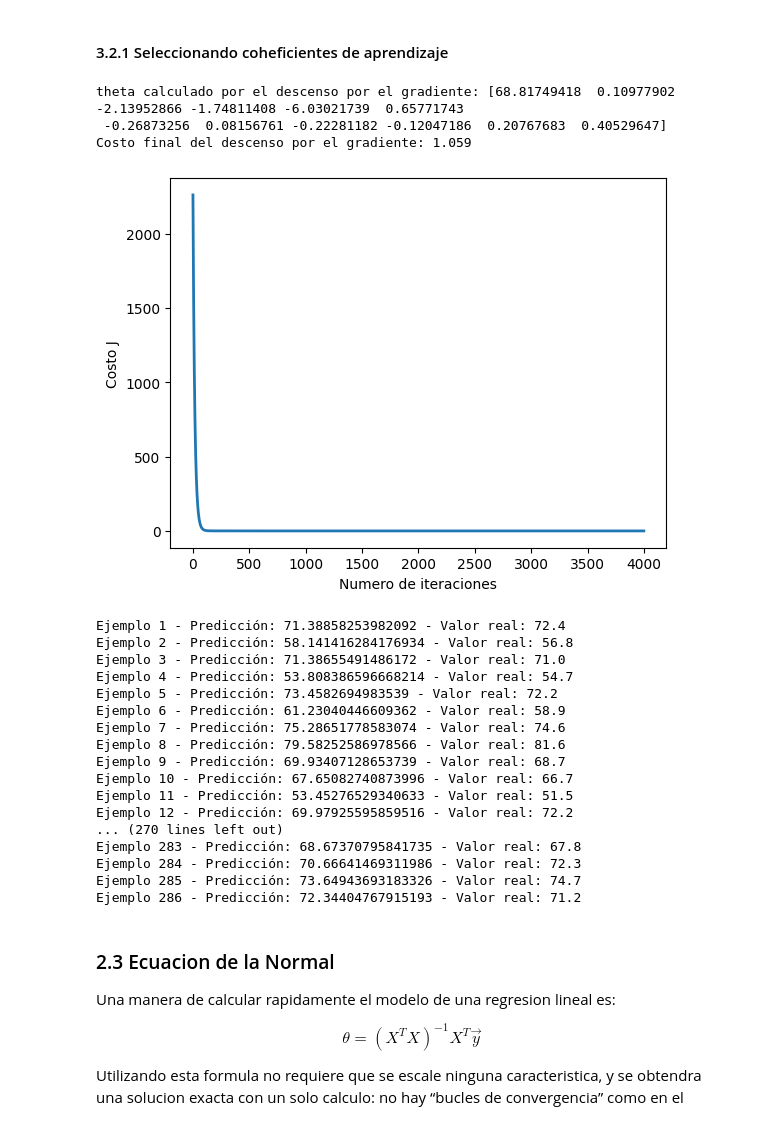
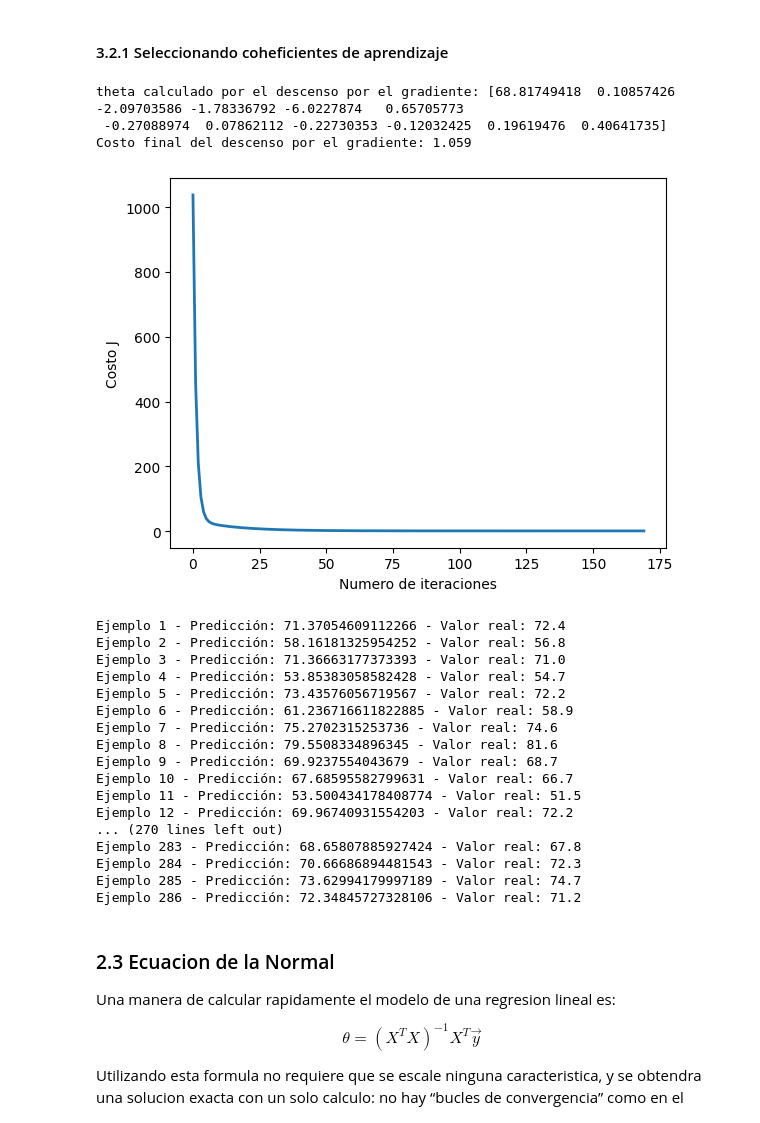
Before and after one commit to Carlos0smar/Inteligencia_Artificial_1, a Jupyter notebook: Laboratorio/lab9/Lab9_Regre_Polinomia_multiple_and_Normal.ipynb, the cells around one changed output. Cells and saved outputs as stored; diff of their text form; code cells hidden in the pictures.

```diff
--- a/Laboratorio/lab9/Lab9_Regre_Polinomia_multiple_and_Normal.ipynb
+++ b/Laboratorio/lab9/Lab9_Regre_Polinomia_multiple_and_Normal.ipynb
@@ -230,36 +230,36 @@ def gradientDescentMulti(X, y, theta, alpha, num_iters):
 # %%
 # Elegir algun valor para alpha (probar varias alternativas)
 # Este es el learning rate más optimo para este dataset
-alpha = 0.03
+alpha = 0.35
 # Este es el número de iteraciones más optimo para este dataset
-num_iters = 4000
+num_iters = 170
 
 # inicializa theta y ejecuta el descenso por el gradiente
 theta = np.zeros(12)
 theta, J_history = gradientDescentMulti(X, y, theta, alpha, num_iters)
 
 # Grafica la convergencia del costo
 pyplot.plot(np.arange(len(J_history)), J_history, lw=2)
 pyplot.xlabel('Numero de iteraciones')
 pyplot.ylabel('Costo J')
 
 # Muestra los resultados del descenso por el gradiente
 #Los mejores valores para theta son: [68.81749418  0.10977902 -2.13952866 -1.74811408 -6.03021739  0.65771743
 #  -0.26873256  0.08156761 -0.22281182 -0.12047186  0.20767683  0.40529647]
 print('theta calculado por el descenso por el gradiente: {:s}'.format(str(theta)))
 
 # El mejor valor del costo llega a ser 1.059
 print('Costo final del descenso por el gradiente: {:0.3f}'.format(J_history[-1]))
 
 
 
 
 # print('El precio predecido para una casa de 1650 sq-ft y 3 dormitorios (usando el descenso por el gradiente): ${:.0f}'.format(price))
 # %% [output]
-theta calculado por el descenso por el gradiente: [68.81749418  0.10977902 -2.13952866 -1.74811408 -6.03021739  0.65771743
- -0.26873256  0.08156761 -0.22281182 -0.12047186  0.20767683  0.40529647]
+theta calculado por el descenso por el gradiente: [68.81749418  0.10857426 -2.09703586 -1.78336792 -6.0227874   0.65705773
+ -0.27088974  0.07862112 -0.22730353 -0.12032425  0.19619476  0.40641735]
 Costo final del descenso por el gradiente: 1.059
-[figure, old version]
+[figure, new version]
 # %%
 # Pueba con el 10% que queda de elementos para la esperanza de vida como Y
 
@@ -281,23 +281,23 @@ Life_Expectancy = np.dot(X_final, theta)
 for i in range(test_rows):
     print("Ejemplo", i+1, "- Predicción:", Life_Expectancy[i], "- Valor real:", Life_Expectancy_data[i])
 # %% [output]
-Ejemplo 1 - Predicción: 71.38858253982092 - Valor real: 72.4
-Ejemplo 2 - Predicción: 58.141416284176934 - Valor real: 56.8
-Ejemplo 3 - Predicción: 71.38655491486172 - Valor real: 71.0
-Ejemplo 4 - Predicción: 53.808386596668214 - Valor real: 54.7
-Ejemplo 5 - Predicción: 73.4582694983539 - Valor real: 72.2
-Ejemplo 6 - Predicción: 61.23040446609362 - Valor real: 58.9
-Ejemplo 7 - Predicción: 75.28651778583074 - Valor real: 74.6
-Ejemplo 8 - Predicción: 79.58252586978566 - Valor real: 81.6
-Ejemplo 9 - Predicción: 69.93407128653739 - Valor real: 68.7
-Ejemplo 10 - Predicción: 67.65082740873996 - Valor real: 66.7
-Ejemplo 11 - Predicción: 53.45276529340633 - Valor real: 51.5
-Ejemplo 12 - Predicción: 69.97925595859516 - Valor real: 72.2
+Ejemplo 1 - Predicción: 71.37054609112266 - Valor real: 72.4
+Ejemplo 2 - Predicción: 58.16181325954252 - Valor real: 56.8
+Ejemplo 3 - Predicción: 71.36663177373393 - Valor real: 71.0
+Ejemplo 4 - Predicción: 53.85383058582428 - Valor real: 54.7
+Ejemplo 5 - Predicción: 73.43576056719567 - Valor real: 72.2
+Ejemplo 6 - Predicción: 61.236716611822885 - Valor real: 58.9
+Ejemplo 7 - Predicción: 75.2702315253736 - Valor real: 74.6
+Ejemplo 8 - Predicción: 79.5508334896345 - Valor real: 81.6
+Ejemplo 9 - Predicción: 69.9237554043679 - Valor real: 68.7
+Ejemplo 10 - Predicción: 67.68595582799631 - Valor real: 66.7
+Ejemplo 11 - Predicción: 53.500434178408774 - Valor real: 51.5
+Ejemplo 12 - Predicción: 69.96740931554203 - Valor real: 72.2
 ... (270 lines left out)
-Ejemplo 283 - Predicción: 68.67370795841735 - Valor real: 67.8
-Ejemplo 284 - Predicción: 70.66641469311986 - Valor real: 72.3
-Ejemplo 285 - Predicción: 73.64943693183326 - Valor real: 74.7
-Ejemplo 286 - Predicción: 72.34404767915193 - Valor real: 71.2
+Ejemplo 283 - Predicción: 68.65807885927424 - Valor real: 67.8
+Ejemplo 284 - Predicción: 70.66686894481543 - Valor real: 72.3
+Ejemplo 285 - Predicción: 73.62994179997189 - Valor real: 74.7
+Ejemplo 286 - Predicción: 72.34845727328106 - Valor real: 71.2
 # %% [markdown]
 <a id="section7"></a>
 ### 2.3 Ecuacion de la Normal
```
Also changed, not shown: 8 other files.
